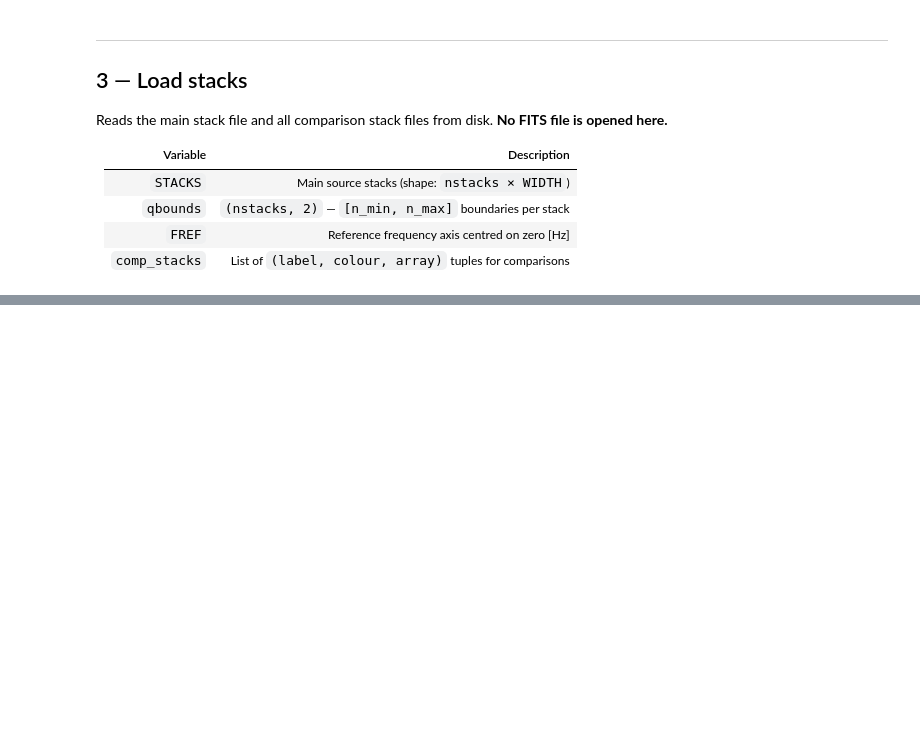
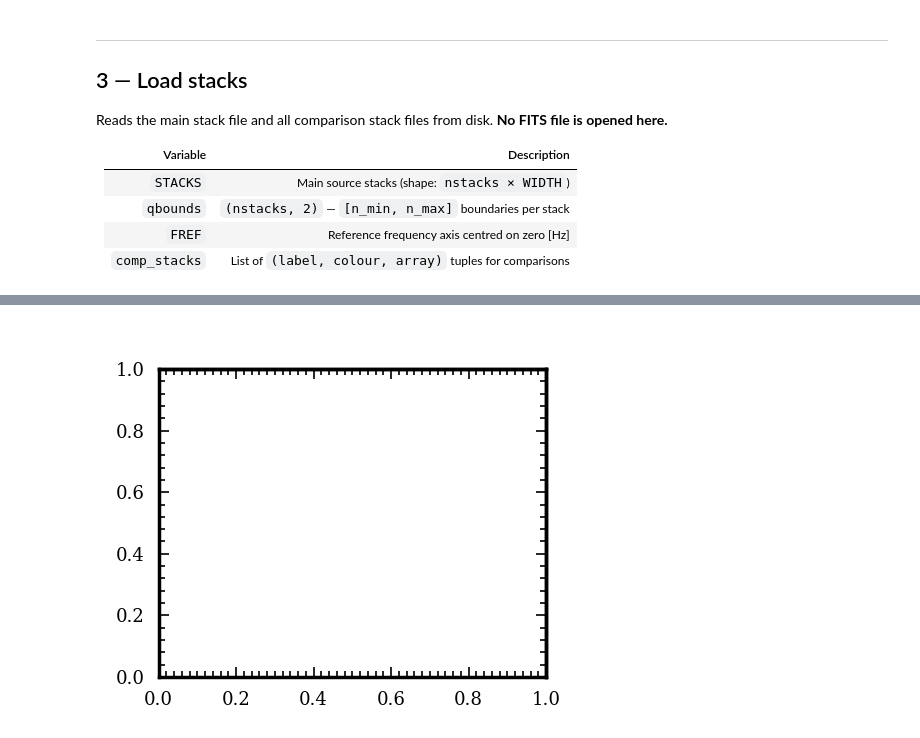
Before and after one commit to LucieCros/rrl-ism-analysis, a Jupyter notebook: notebooks/4_Line-fitting.ipynb, the cells around one changed output, grey strips where cells are left out. Cells and saved outputs as stored; diff of their text form; code cells hidden in the pictures; blank space fills up the shorter version.

```diff
--- a/notebooks/4_Line-fitting.ipynb
+++ b/notebooks/4_Line-fitting.ipynb
@@ -975,21 +197,0 @@ Un fichier par composante, nommé `fitresults/new/values_of_fit-<source>-<N>comp
-# %%
-Q = np.array([QUAN]).T
-
-for kv in range(len(velos)):
-    # Assemblage du DataFrame ordonné par n
-    df_out = pd.DataFrame(
-        np.concatenate((
-            Q,
-            WIDT[:, 2*kv : 2*(kv+1)],
-            AREA[:, 2*kv : 2*(kv+1)],
-            CENT[:, 2*kv : 2*(kv+1)],
-        ), axis=1),
-        columns=['n', 'wV', 'dwV', 'Ifit', 'dIfit', 'CENTER', 'CENTER_err']
-    ).sort_values('n')
-
-    # Suffixe de composante (uniquement si multi-composantes)
-    kvstr = f'-{kv}' if len(velos) > 1 else ''
-    outpath = f'fitresults/new/values_of_fit-{source}{OFF}-{len(velos)}comp{kvstr}-new.csv'
-
-    df_out.to_csv(outpath, index=False)
-    print(f'Sauvegardé : {outpath}')
@@ -995,0 +625,5 @@ for kv in range(len(velos)):
+# %%
+fig_hist, ax_hist = plt.subplots(figsize=(5, 4))
+graphics.set_axes(ax_hist)
+# %% [output]
+[figure, added]
```
Also changed, not shown: parts of 52 cells of this notebook, 3 other files.
